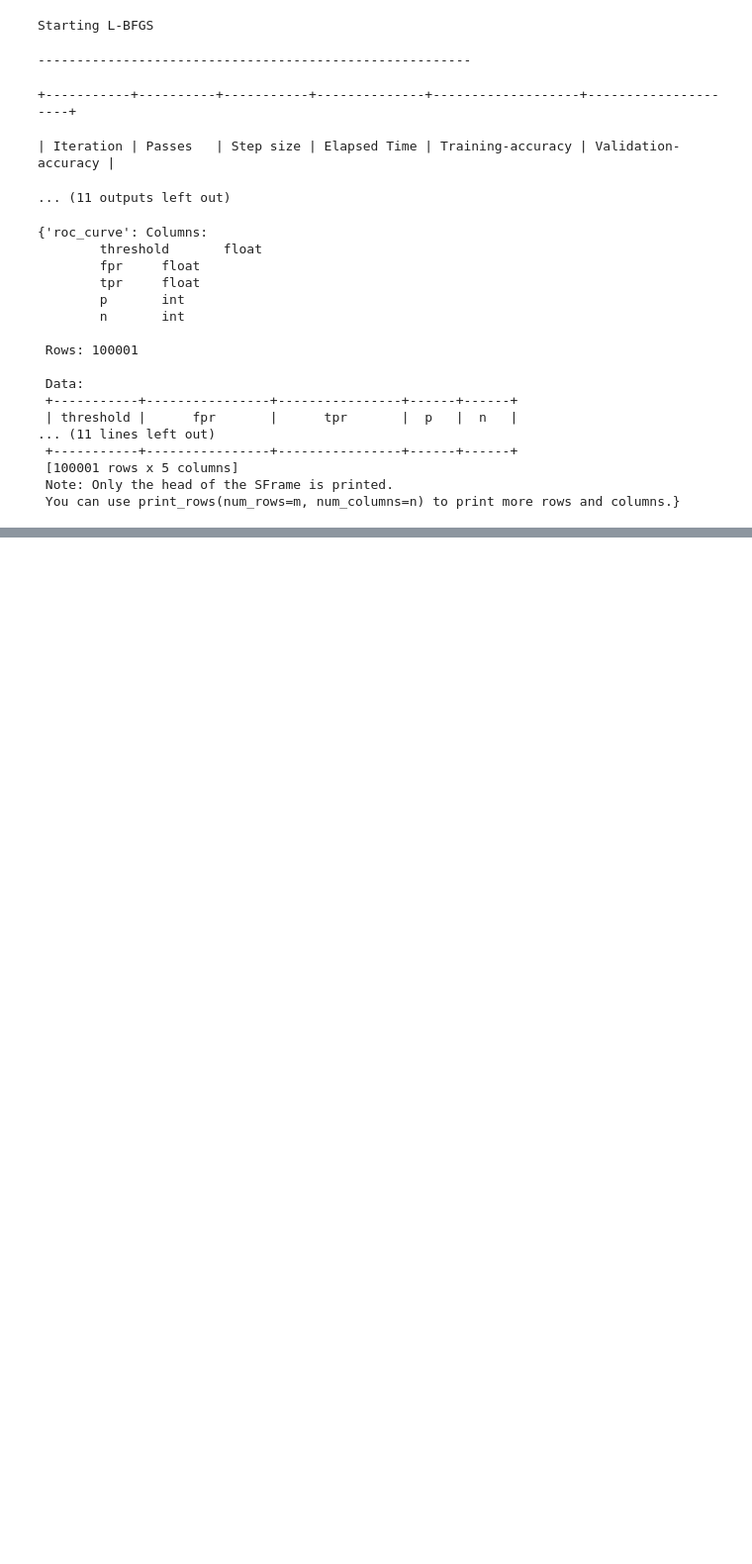
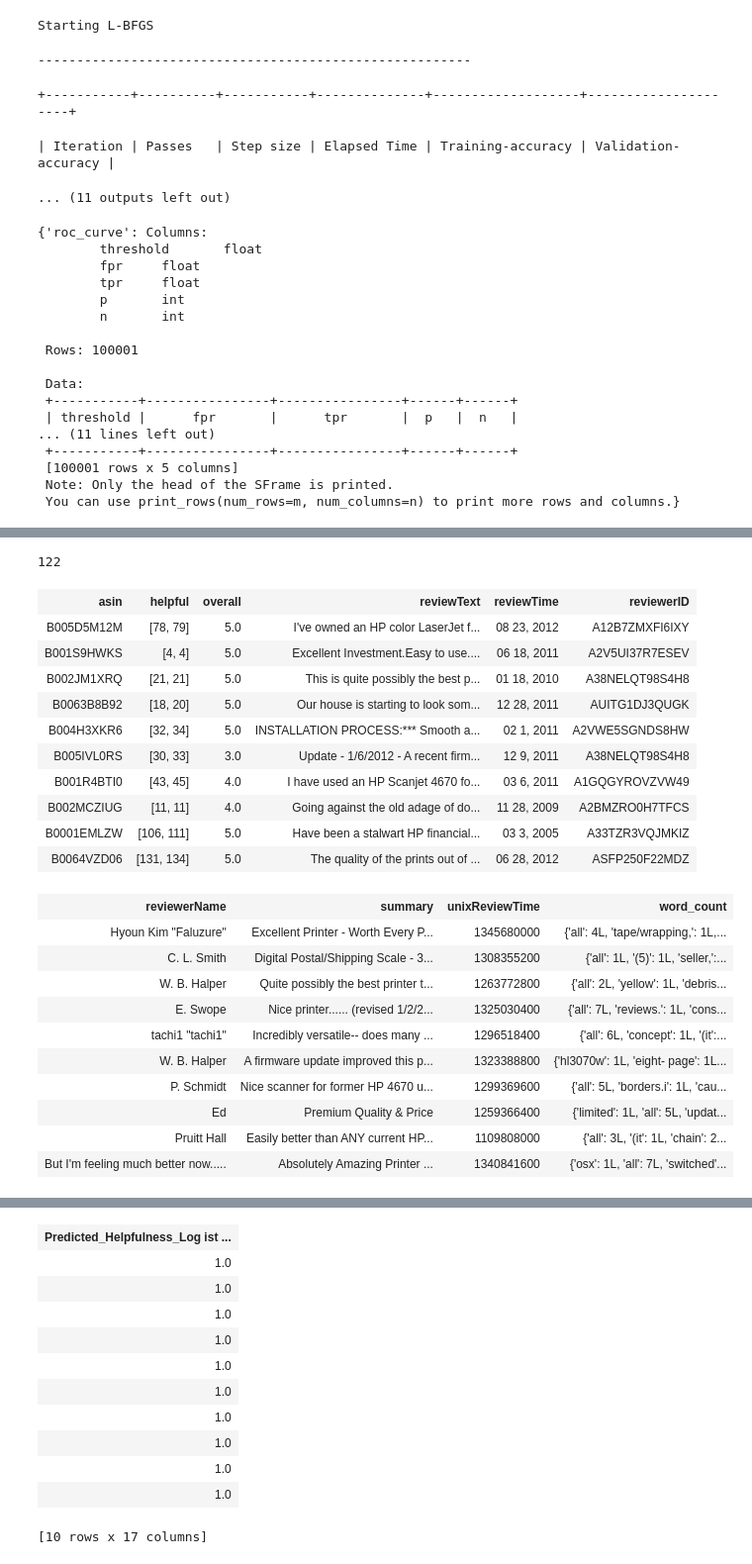
Before and after one commit to ChaunceyRaggie/Natural-Language-Processing, a Jupyter notebook: Sentiment Analysis - Amazon Product Reviews.ipynb, the cells around one changed output, grey strips where cells are left out. Shown at 99% size. Saved outputs shown, nothing was run; the diff lists cells and outputs as text; code cells hidden in the pictures; blank space fills up the shorter version.

```diff
--- a/Sentiment Analysis - Amazon Product Reviews.ipynb
+++ b/Sentiment Analysis - Amazon Product Reviews.ipynb
@@ -222,0 +216,41 @@ ToolkitError: Input dataset is not an SFrame. If it is a Pandas DataFrame, you m
+# %%
+len(B0035FX5MC_Reviews)
+# %% [output]
+122
+# %%
+# Applying the SVM model
+Office_Products['Predicted_Helpfulness_SVM'] = sentiment_model_SVM.predict(Office_Products, output_type = 'margin')
+# %%
+## Sorting reviews based on the predicted sentiment
+Office_Products = Office_Products.sort('Predicted_Helpfulness_SVM', ascending =False)
+# %%
+# Applying the Logistic Regression model
+Office_Products['Predicted_Helpfulness_Logist'] = sentiment_model_Logist.predict(Office_Products, output_type = 'probability')
+# %%
+## Sorting reviews based on the predicted sentiment
+Office_Products = Office_Products.sort('Predicted_Helpfulness_Logist', ascending =False)
+# %%
+Office_Products.head()
+# %% [output]
+| asin | helpful | overall | reviewText | reviewTime | reviewerID |
+| B005D5M12M | [78, 79] | 5.0 | I've owned an HP color LaserJet f... | 08 23, 2012 | A12B7ZMXFI6IXY |
+| B001S9HWKS | [4, 4] | 5.0 | Excellent Investment.Easy to use.... | 06 18, 2011 | A2V5UI37R7ESEV |
+| B002JM1XRQ | [21, 21] | 5.0 | This is quite possibly the best p... | 01 18, 2010 | A38NELQT98S4H8 |
+| B0063B8B92 | [18, 20] | 5.0 | Our house is starting to look som... | 12 28, 2011 | AUITG1DJ3QUGK |
+| B004H3XKR6 | [32, 34] | 5.0 | INSTALLATION PROCESS:*** Smooth a... | 02 1, 2011 | A2VWE5SGNDS8HW |
+| B005IVL0RS | [30, 33] | 3.0 | Update - 1/6/2012 - A recent firm... | 12 9, 2011 | A38NELQT98S4H8 |
+| B001R4BTI0 | [43, 45] | 4.0 | I have used an HP Scanjet 4670 fo... | 03 6, 2011 | A1GQGYROVZVW49 |
+| B002MCZIUG | [11, 11] | 4.0 | Going against the old adage of do... | 11 28, 2009 | A2BMZRO0H7TFCS |
+| B0001EMLZW | [106, 111] | 5.0 | Have been a stalwart HP financial... | 03 3, 2005 | A33TZR3VQJMKIZ |
+| B0064VZD06 | [131, 134] | 5.0 | The quality of the prints out of ... | 06 28, 2012 | ASFP250F22MDZ |
+| reviewerName | summary | unixReviewTime | word_count |
+| Hyoun Kim "Faluzure" | Excellent Printer - Worth Every P... | 1345680000 | {'all': 4L, 'tape/wrapping,': 1L,... |
+| C. L. Smith | Digital Postal/Shipping Scale - 3... | 1308355200 | {'all': 1L, '(5)': 1L, 'seller,':... |
+| W. B. Halper | Quite possibly the best printer t... | 1263772800 | {'all': 2L, 'yellow': 1L, 'debris... |
+| E. Swope | Nice printer...... (revised 1/2/2... | 1325030400 | {'all': 7L, 'reviews.': 1L, 'cons... |
+| tachi1 "tachi1" | Incredibly versatile-- does many ... | 1296518400 | {'all': 6L, 'concept': 1L, '(it':... |
+| W. B. Halper | A firmware update improved this p... | 1323388800 | {'hl3070w': 1L, 'eight- page': 1L... |
+| P. Schmidt | Nice scanner for former HP 4670 u... | 1299369600 | {'all': 5L, 'borders.i': 1L, 'cau... |
+| Ed | Premium Quality & Price | 1259366400 | {'limited': 1L, 'all': 5L, 'updat... |
+| Pruitt Hall | Easily better than ANY current HP... | 1109808000 | {'all': 3L, '(it': 1L, 'chain': 2... |
+| But I'm feeling much better now..... | Absolutely Amazing Printer ... | 1340841600 | {'osx': 1L, 'all': 7L, 'switched'... |
@@ -222,0 +268,12 @@ ToolkitError: Input dataset is not an SFrame. If it is a Pandas DataFrame, you m
+| Predicted_Helpfulness_Log ist ... |
+| 1.0 |
+| 1.0 |
+| 1.0 |
+| 1.0 |
+| 1.0 |
+| 1.0 |
+| 1.0 |
+| 1.0 |
+| 1.0 |
+| 1.0 |
+[10 rows x 17 columns]
```
Also changed, not shown: parts of 24 cells of this notebook.
